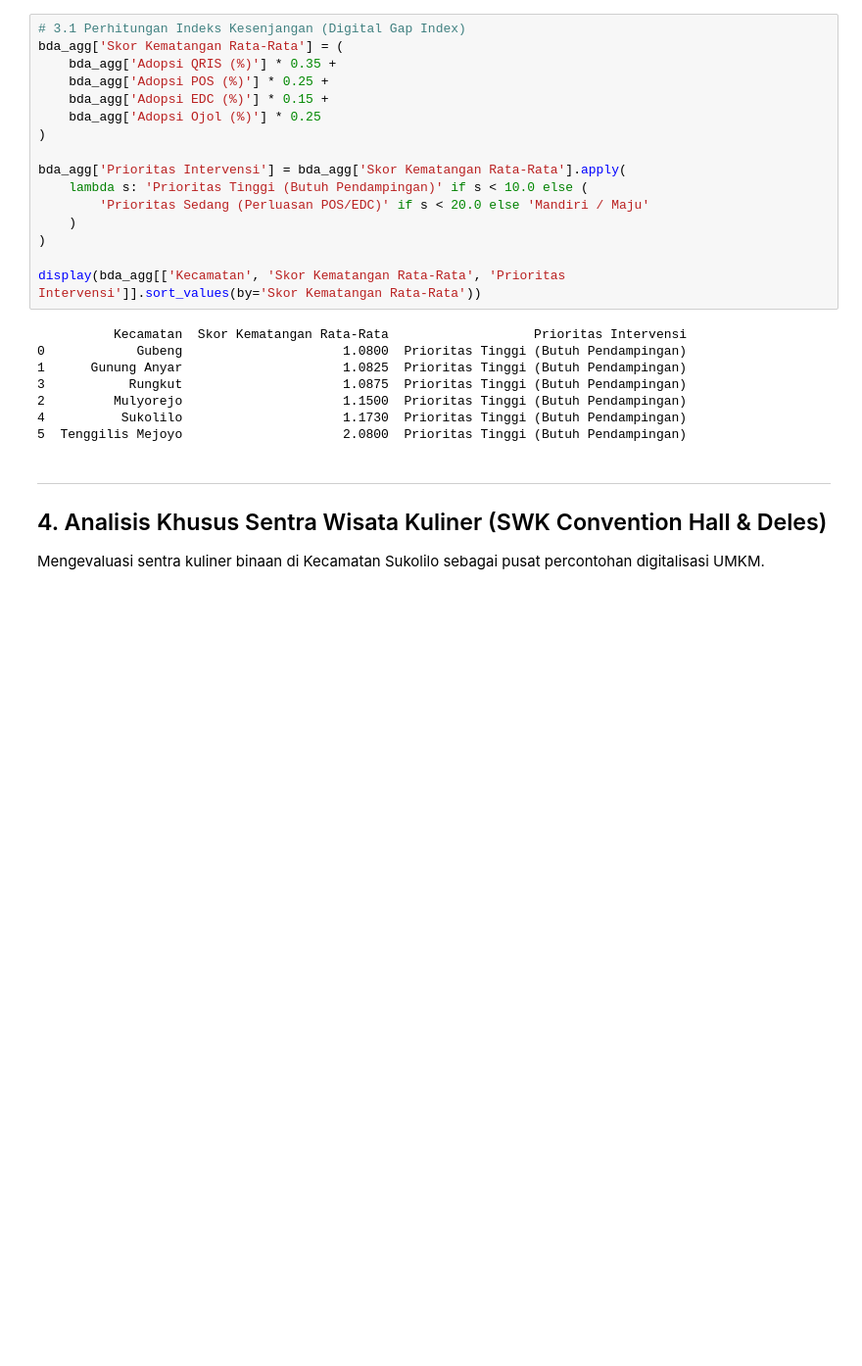
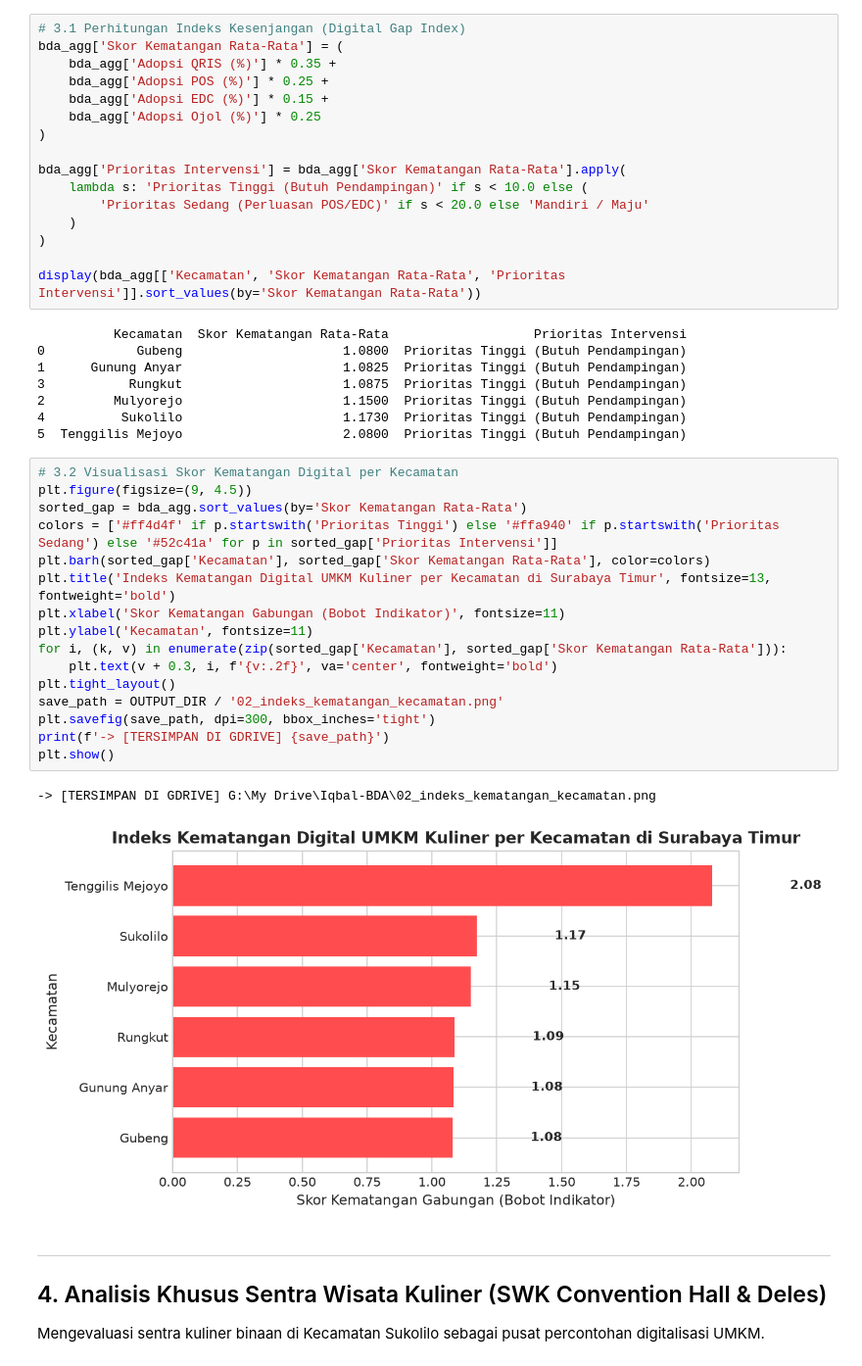
Before and after one commit to IqbalRizanta/digital-mapping-msme, a Jupyter notebook: notebooks/bda_3_09040624091.ipynb, the cells around one changed output. Shown at 98% size. Saved outputs shown, nothing was run; the diff lists cells and outputs as text; blank space fills up the shorter version.

```diff
--- a/notebooks/bda_3_09040624091.ipynb
+++ b/notebooks/bda_3_09040624091.ipynb
@@ -137,6 +138,25 @@ display(bda_agg[['Kecamatan', 'Skor Kematangan Rata-Rata', 'Prioritas Intervensi
 2         Mulyorejo                     1.1500  Prioritas Tinggi (Butuh Pendampingan)
 4          Sukolilo                     1.1730  Prioritas Tinggi (Butuh Pendampingan)
 5  Tenggilis Mejoyo                     2.0800  Prioritas Tinggi (Butuh Pendampingan)
+# %%
+# 3.2 Visualisasi Skor Kematangan Digital per Kecamatan
+plt.figure(figsize=(9, 4.5))
+sorted_gap = bda_agg.sort_values(by='Skor Kematangan Rata-Rata')
+colors = ['#ff4d4f' if p.startswith('Prioritas Tinggi') else '#ffa940' if p.startswith('Prioritas Sedang') else '#52c41a' for p in sorted_gap['Prioritas Intervensi']]
+plt.barh(sorted_gap['Kecamatan'], sorted_gap['Skor Kematangan Rata-Rata'], color=colors)
+plt.title('Indeks Kematangan Digital UMKM Kuliner per Kecamatan di Surabaya Timur', fontsize=13, fontweight='bold')
+plt.xlabel('Skor Kematangan Gabungan (Bobot Indikator)', fontsize=11)
+plt.ylabel('Kecamatan', fontsize=11)
+for i, (k, v) in enumerate(zip(sorted_gap['Kecamatan'], sorted_gap['Skor Kematangan Rata-Rata'])):
+    plt.text(v + 0.3, i, f'{v:.2f}', va='center', fontweight='bold')
+plt.tight_layout()
+save_path = OUTPUT_DIR / '02_indeks_kematangan_kecamatan.png'
+plt.savefig(save_path, dpi=300, bbox_inches='tight')
+print(f'-> [TERSIMPAN DI GDRIVE] {save_path}')
+plt.show()
+# %% [output]
+-> [TERSIMPAN DI GDRIVE] G:\My Drive\Iqbal-BDA\02_indeks_kematangan_kecamatan.png
+[figure, added]
 # %% [markdown]
 ---
 ## 4. Analisis Khusus Sentra Wisata Kuliner (SWK Convention Hall & Deles)
```
Also changed, not shown: parts of 4 cells of this notebook, 11 other files.
